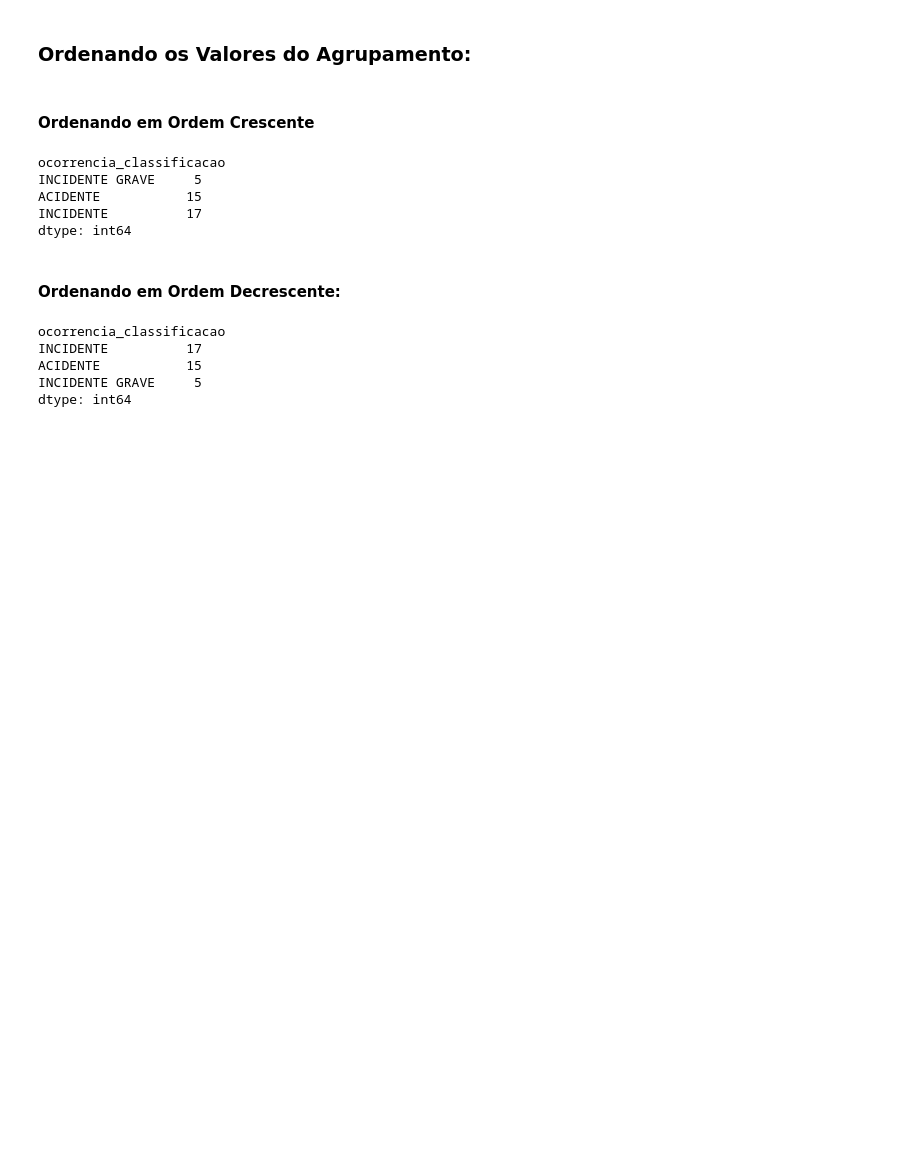
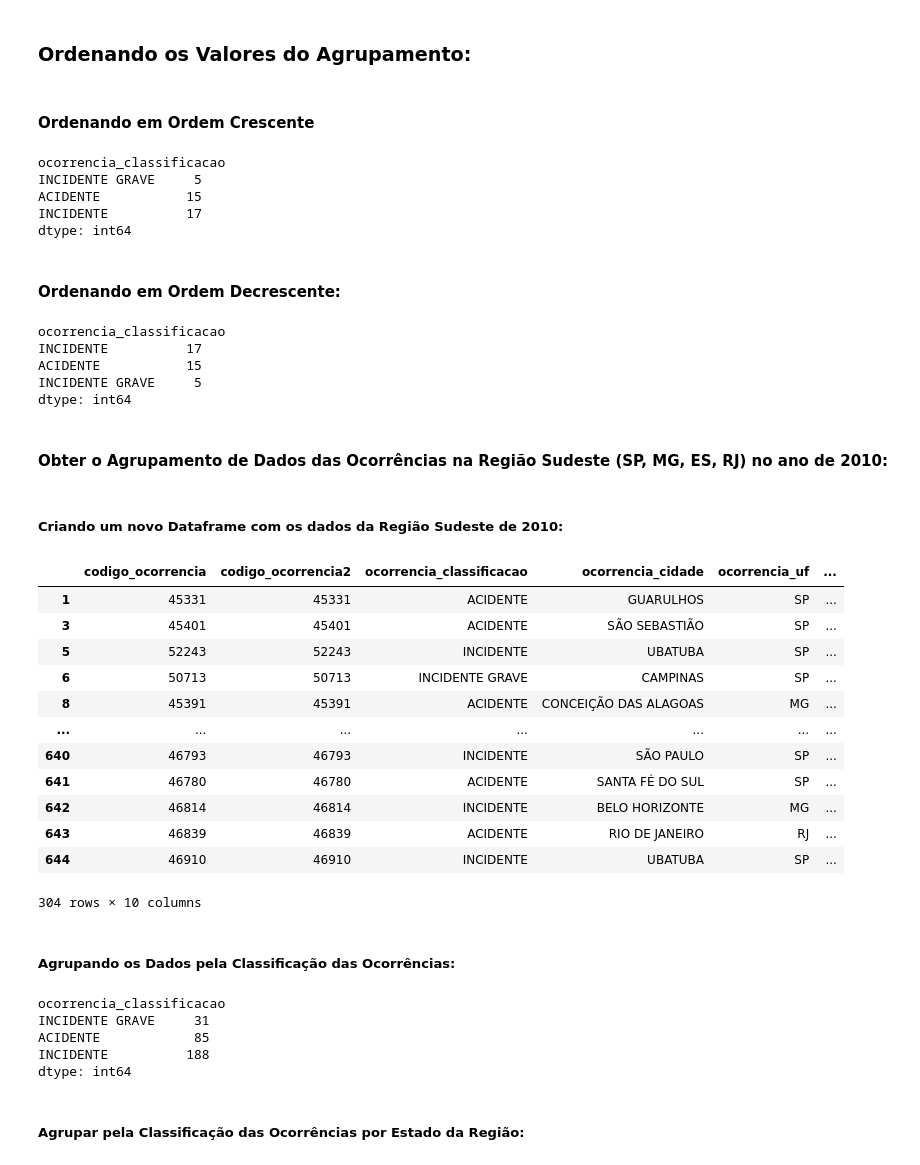
Before and after one commit to rigueti-bruno/Cognizant-Data-Cloud-Engineer, a Jupyter notebook: Programação_Python/05-Fundamentos de ETL com Python/05-3-ETL com Python - Transformacao.ipynb, the cells around one changed output. Drawn from its saved outputs; the diff is of its cells as text; code cells hidden in the pictures; blank space fills up the shorter version.

```diff
--- a/Programação_Python/05-Fundamentos de ETL com Python/05-3-ETL com Python - Transformacao.ipynb
+++ b/Programação_Python/05-Fundamentos de ETL com Python/05-3-ETL com Python - Transformacao.ipynb
@@ -791,3 +795,38 @@ INCIDENTE          17
 ACIDENTE           15
 INCIDENTE GRAVE     5
 dtype: int64
+# %% [markdown]
+#### Obter o Agrupamento de Dados das Ocorrências na Região Sudeste (SP, MG, ES, RJ) no ano de 2010:
+# %% [markdown]
+##### Criando um novo Dataframe com os dados da Região Sudeste de 2010:
+# %%
+filtroc = df.ocorrencia_dia.dt.year == 2012 # faz a busca pelos dados de 2012
+filtrod = df.ocorrencia_uf.isin(['SP','MG','ES','RJ']) # faz a busca pelos dados dos Estados da Região Sudeste
+dfsudeste2012 = df.loc[filtroc & filtrod] # Cria um novo dataframe (dfsudeste2012) com os dados da Região Sudeste do ano de 2012
+dfsudeste2012 # exibe o novo dataframe
+# %% [output]
+|  | codigo_ocorrencia | codigo_ocorrencia2 | ocorrencia_classificacao | ocorrencia_cidade | ocorrencia_uf | ... |
+| 1 | 45331 | 45331 | ACIDENTE | GUARULHOS | SP | ... |
+| 3 | 45401 | 45401 | ACIDENTE | SÃO SEBASTIÃO | SP | ... |
+| 5 | 52243 | 52243 | INCIDENTE | UBATUBA | SP | ... |
+| 6 | 50713 | 50713 | INCIDENTE GRAVE | CAMPINAS | SP | ... |
+| 8 | 45391 | 45391 | ACIDENTE | CONCEIÇÃO DAS ALAGOAS | MG | ... |
+| ... | ... | ... | ... | ... | ... | ... |
+| 640 | 46793 | 46793 | INCIDENTE | SÃO PAULO | SP | ... |
+| 641 | 46780 | 46780 | ACIDENTE | SANTA FÉ DO SUL | SP | ... |
+| 642 | 46814 | 46814 | INCIDENTE | BELO HORIZONTE | MG | ... |
+| 643 | 46839 | 46839 | ACIDENTE | RIO DE JANEIRO | RJ | ... |
+| 644 | 46910 | 46910 | INCIDENTE | UBATUBA | SP | ... |
+304 rows × 10 columns
+# %% [markdown]
+##### Agrupando os Dados pela Classificação das Ocorrências:
+# %%
+dfsudeste2012.groupby(['ocorrencia_classificacao']).size().sort_values() # agrupará os dados do dataframe pelos valores da coluna 'ocorrencia_classificacao'
+# %% [output]
+ocorrencia_classificacao
+INCIDENTE GRAVE     31
+ACIDENTE            85
+INCIDENTE          188
+dtype: int64
+# %% [markdown]
+##### Agrupar pela Classificação das Ocorrências por Estado da Região:
```
Also changed, not shown: parts of 36 cells of this notebook, 7 other files.
